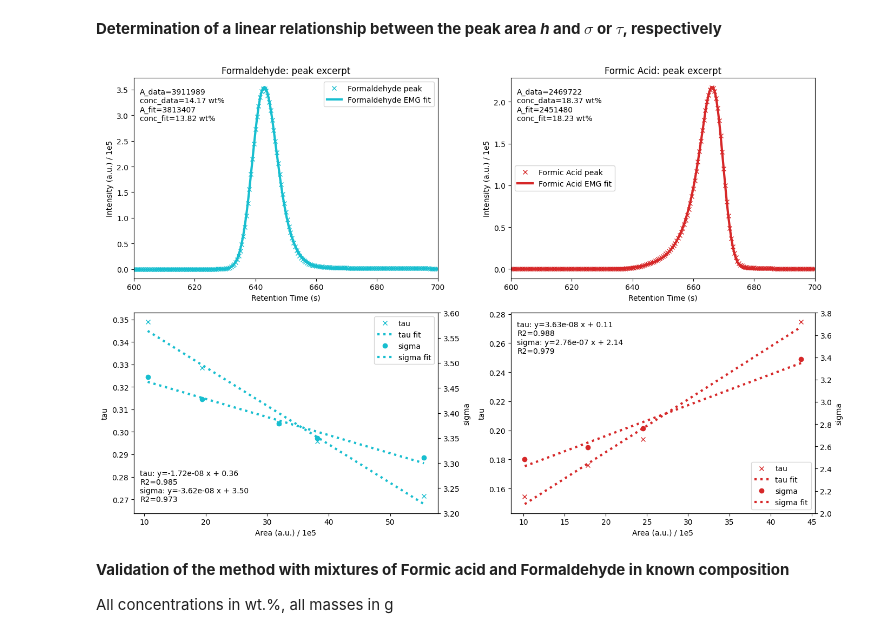
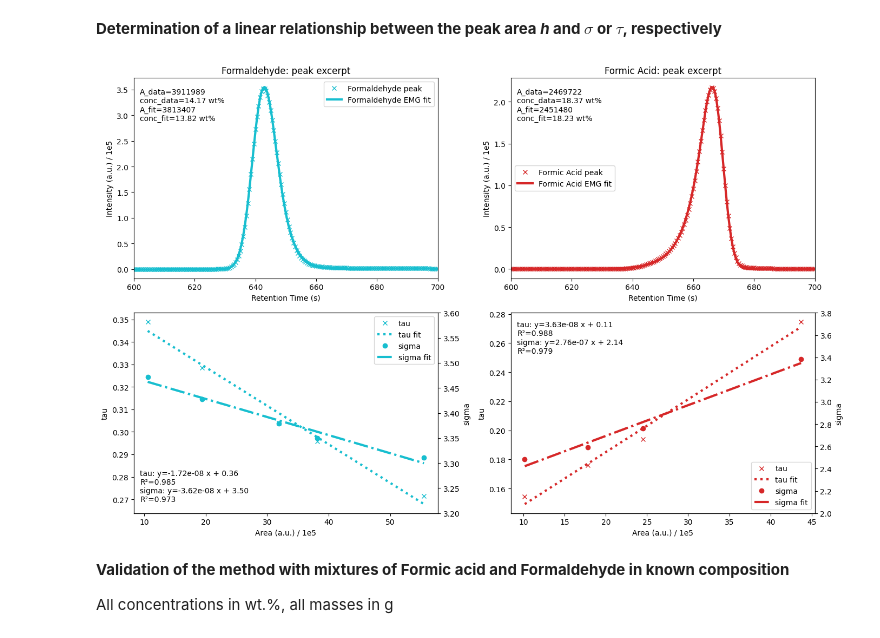
Before and after one commit to fabianketter/HPLC-Deconvolution, a Jupyter notebook: HPLC.ipynb, the cells around one changed output. Saved outputs shown, nothing was run; the diff lists cells and outputs as text; code cells hidden in the pictures.

```diff
--- a/HPLC.ipynb
+++ b/HPLC.ipynb
@@ -192,19 +191,22 @@ analyze_calibration(FALD)
 analyze_calibration(FA)
 
 def fit_info(x, y):
-    """Return a simple linear calibration fit and its R┬▓."""
+    """Return a simple linear calibration fit and its R²."""
     coeffs = np.polyfit(x, y, 1)
-    return coeffs, r_squared(np.polynomial.Polynomial(coeffs[::-1]), x, y)
+    return coeffs
 
 #Exclude first two points of FA calibration for fitting
-FALD_fit_sig = fit_info(FALD['hs'], FALD['sigmas'])
-FALD_fit_tau = fit_info(FALD['hs'], FALD['taus'])
+FALD_fit_sigma = np.polyfit(FALD['hs'], FALD['sigmas'], 1)
+FALD_fit_tau = np.polyfit(FALD['hs'], FALD['taus'], 1)
+FALD_r2_sigma = r_squared(np.poly1d(FALD_fit_sigma), FALD['hs'], FALD['sigmas'])
+FALD_r2_tau = r_squared(np.poly1d(FALD_fit_tau), FALD['hs'], FALD['taus'])
 
-# Exclude first two FA calibration points (lowest concentrations),
-# as their signal-to-noise ratio is insufficient for reliable EMG fits
+# Exclude first two FA calibration points as they did not fit well to the EMG model, likely due to low concentrations
 FA_fit_mask = np.argsort(FA['hs'])[2:]
-FA_fit_sig = fit_info(FA['hs'][FA_fit_mask], FA['sigmas'][FA_fit_mask])
-FA_fit_tau = fit_info(FA['hs'][FA_fit_mask], FA['taus'][FA_fit_mask])
+FA_fit_sigma = np.polyfit(FA['hs'][FA_fit_mask], FA['sigmas'][FA_fit_mask], 1)
+FA_fit_tau = np.polyfit(FA['hs'][FA_fit_mask], FA['taus'][FA_fit_mask], 1)
+FA_r2_sigma = r_squared(np.poly1d(FA_fit_sigma), FA['hs'][FA_fit_mask], FA['sigmas'][FA_fit_mask])
+FA_r2_tau = r_squared(np.poly1d(FA_fit_tau), FA['hs'][FA_fit_mask], FA['taus'][FA_fit_mask])
 
 def plot_peak(ax, file):
     """Plot a peak excerpt and overlay the local EMG fit."""
@@ -223,50 +225,63 @@ def plot_peak(ax, file):
     ax.set_xlim(600, 700)
     ax.legend()
 
-def plot_calibration(ax, dictionary, fit_tau, fit_sig):
+def plot_calibration(ax, dictionary, fit_tau, fit_sigma, r2_tau, r2_sigma):
     """Plot tau and sigma trends versus concentration."""
     d = dictionary
     if d == FA:
         mask = np.argsort(d['hs'])[2:]
         hs = d['hs'][mask]
-        sig_arr = d['sigmas'][mask]
+        sigma_arr = d['sigmas'][mask]
         tau_arr = d['taus'][mask]
     else:
-        hs, sig_arr, tau_arr = d['hs'], d['sigmas'], d['taus']
+        hs, sigma_arr, tau_arr = d['hs'], d['sigmas'], d['taus']
 
     ax2 = ax.twinx()
     ax.plot(hs / 1e5, tau_arr, f'{d["color"]}x', label='tau')
-    ax2.plot(hs / 1e5, sig_arr, f'{d["color"]}o', label='sigma')
-    ax2.set_ylim(3.2,3.6) if d == FALD else ax2.set_ylim(2.0, 3.8)
+    ax2.plot(hs / 1e5, sigma_arr, f'{d["color"]}o', label='sigma')
 
+    if d == FALD:
+        ax2.set_ylim(3.2, 3.6)
+    else:
+        ax2.set_ylim(2.0, 3.8)
+
+    # Linien für die Trends generieren
     xs = np.linspace(np.min(hs), np.max(hs), 100)
-    coeffs, r2 = fit_tau
-    ax.plot(xs /  1e5, np.polynomial.Polynomial(coeffs[::-1])(xs), f'{d["color"]}:', lw=3, label='tau fit')
-    tau_text = f'tau: y={coeffs[0]:.2e} x + {coeffs[1]:.2f}\nR2={r2:.3f}'
 
-    coeffs, r2 = fit_sig
-    ax2.plot(xs / 1e5, np.polynomial.Polynomial(coeffs[::-1])(xs), f'{d["color"]}:', lw=3, label='sigma fit')
-    sigma_text = f'sigma: y={coeffs[0]:.2e} x + {coeffs[1]:.2f}\nR2={r2:.3f}'
+    # KORREKTUR 1: Koeffizienten an poly1d übergeben
+    ax.plot(xs / 1e5, np.poly1d(fit_tau)(xs), f'{d["color"]}:', lw=3, label='tau fit')
+    ax2.plot(xs / 1e5, np.poly1d(fit_sigma)(xs), f'{d["color"]}-.', lw=3, label='sigma fit')
+
+    # KORREKTUR 2: Eindeutige und sauber getrennte Variablen für die Textbox
+    tau_text = f'tau: y={fit_tau[0]:.2e} x + {fit_tau[1]:.2f}\nR²={r2_tau:.3f}'
+    sigma_text = f'sigma: y={fit_sigma[0]:.2e} x + {fit_sigma[1]:.2f}\nR²={r2_sigma:.3f}'
+
     if d == FALD:
         ax.text(0.02, 0.05, tau_text + '\n' + sigma_text, transform=ax.transAxes, va='bottom')
     else:
         ax.text(0.02, 0.96, tau_text + '\n' + sigma_text, transform=ax.transAxes, va='top')
+
     ax.set_xlabel('Area (a.u.) / 1e5')
     ax.set_ylabel('tau')
     ax2.set_ylabel('sigma')
+
     h1, l1 = ax.get_legend_handles_labels()
     h2, l2 = ax2.get_legend_handles_labels()
     ax.legend(h1 + h2, l1 + l2, loc='best')
 
+# KORREKTUR 3: Der Aufruf liefert nun alle benötigten Variablen (inklusive R²) an die Funktion
 fig, axes = plt.subplots(2, 2, figsize=(14, 9))
 plot_peak(axes[0,0], FALD['files'][2])
 plot_peak(axes[0,1], FA['files'][2])
-plot_calibration(axes[1,0], FALD, FALD_fit_tau, FALD_fit_sig)
-plot_calibration(axes[1,1], FA, FA_fit_tau, FA_fit_sig)
+
+# Hier übergeben wir jetzt die Koeffizienten UND die berechneten R²-Werte
+plot_calibration(axes[1,0], FALD, FALD_fit_tau, FALD_fit_sigma, FALD_r2_tau, FALD_r2_sigma)
+plot_calibration(axes[1,1], FA, FA_fit_tau, FA_fit_sigma, FA_r2_tau, FA_r2_sigma)
+
 fig.tight_layout()
 plt.show()
 # %% [output]
-[figure, old version]
+[figure, new version]
 # %% [markdown]
 **Validation of the method with mixtures of Formic acid and Formaldehyde in known composition**
 
```
Also changed, not shown: parts of 7 cells of this notebook, 2 other files.
